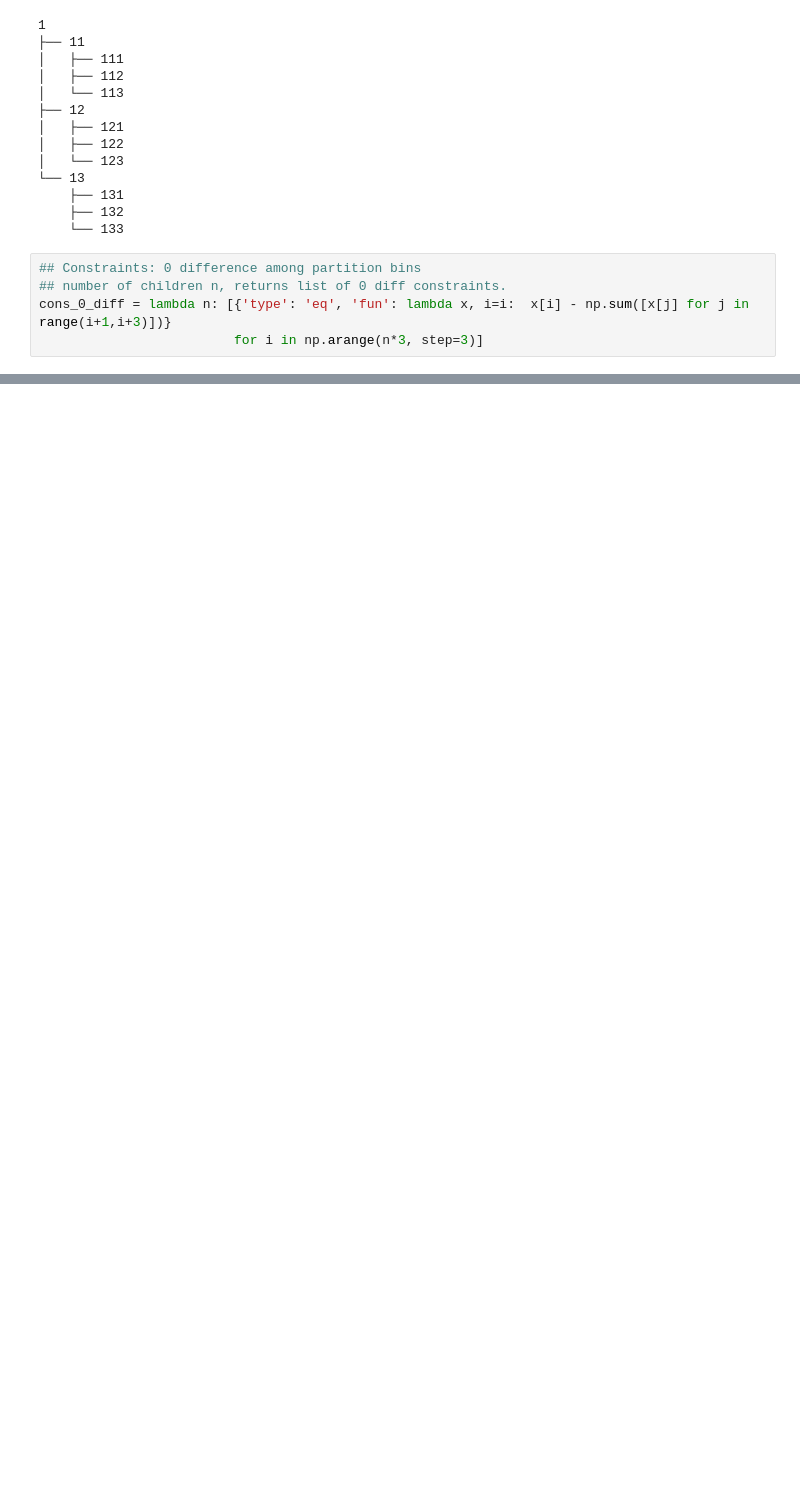
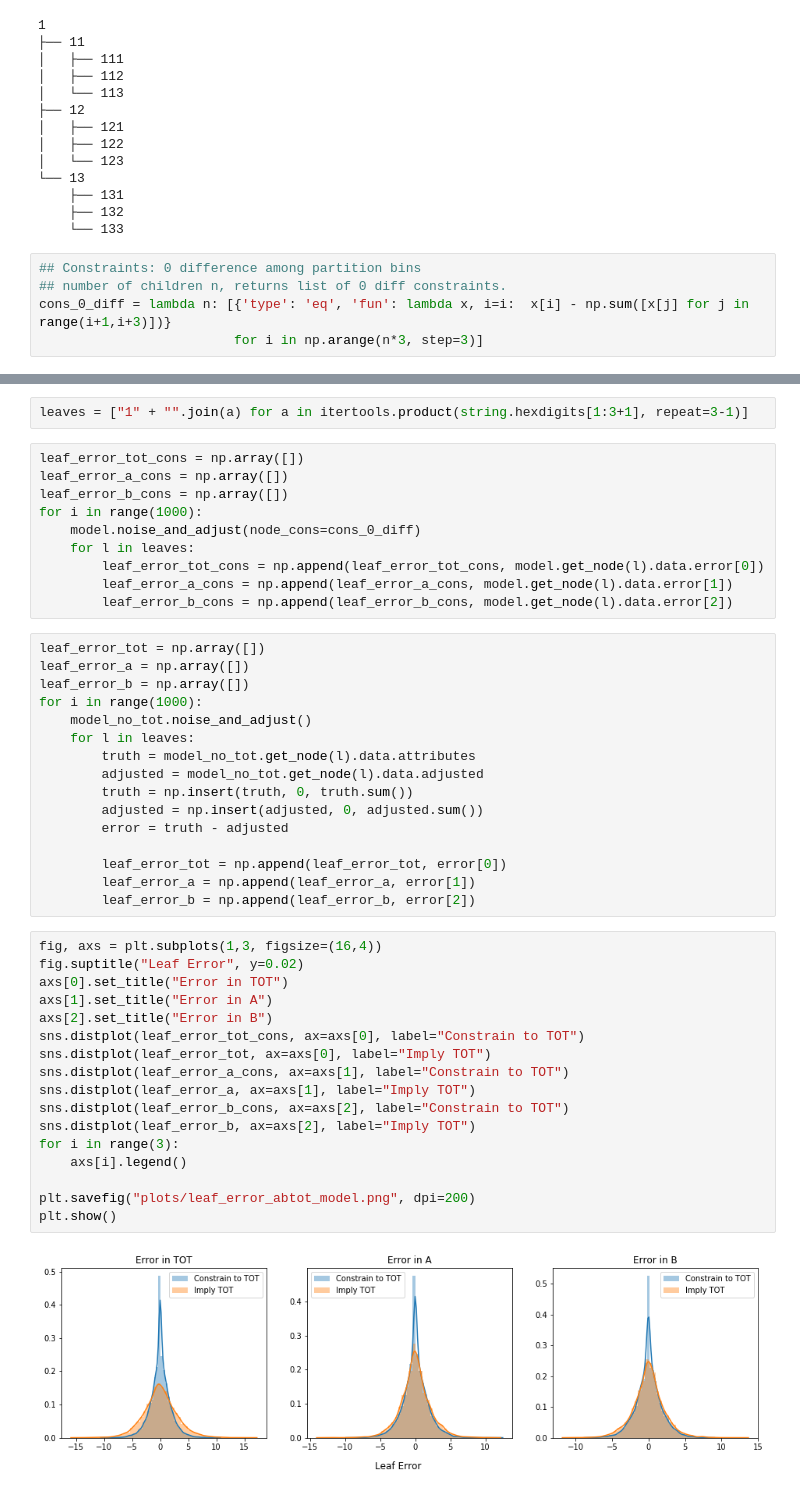
Before and after one commit to mggg/census-diff-privacy, a Jupyter notebook: multi_attribute_toy_down.ipynb, the cells around one changed output, grey strips where cells are left out. Cells and saved outputs as stored; diff of their text form; blank space fills up the shorter version.

Commit message:
Add notebook comparing ER with gaussian noise vs. ER with toydown noise

```diff
--- a/multi_attribute_toy_down.ipynb
+++ b/multi_attribute_toy_down.ipynb
@@ -124,0 +122,47 @@ model.get_node("123").data.__dict__
+# %%
+leaves = ["1" + "".join(a) for a in itertools.product(string.hexdigits[1:3+1], repeat=3-1)]
+# %%
+leaf_error_tot_cons = np.array([])
+leaf_error_a_cons = np.array([])
+leaf_error_b_cons = np.array([])
+for i in range(1000):
+    model.noise_and_adjust(node_cons=cons_0_diff)
+    for l in leaves:
+        leaf_error_tot_cons = np.append(leaf_error_tot_cons, model.get_node(l).data.error[0])
+        leaf_error_a_cons = np.append(leaf_error_a_cons, model.get_node(l).data.error[1])
+        leaf_error_b_cons = np.append(leaf_error_b_cons, model.get_node(l).data.error[2])
+# %%
+leaf_error_tot = np.array([])
+leaf_error_a = np.array([])
+leaf_error_b = np.array([])
+for i in range(1000):
+    model_no_tot.noise_and_adjust()
+    for l in leaves:
+        truth = model_no_tot.get_node(l).data.attributes
+        adjusted = model_no_tot.get_node(l).data.adjusted
+        truth = np.insert(truth, 0, truth.sum())
+        adjusted = np.insert(adjusted, 0, adjusted.sum())
+        error = truth - adjusted
+
+        leaf_error_tot = np.append(leaf_error_tot, error[0])
+        leaf_error_a = np.append(leaf_error_a, error[1])
+        leaf_error_b = np.append(leaf_error_b, error[2])
+# %%
+fig, axs = plt.subplots(1,3, figsize=(16,4))
+fig.suptitle("Leaf Error", y=0.02)
+axs[0].set_title("Error in TOT")
+axs[1].set_title("Error in A")
+axs[2].set_title("Error in B")
+sns.distplot(leaf_error_tot_cons, ax=axs[0], label="Constrain to TOT")
+sns.distplot(leaf_error_tot, ax=axs[0], label="Imply TOT")
+sns.distplot(leaf_error_a_cons, ax=axs[1], label="Constrain to TOT")
+sns.distplot(leaf_error_a, ax=axs[1], label="Imply TOT")
+sns.distplot(leaf_error_b_cons, ax=axs[2], label="Constrain to TOT")
+sns.distplot(leaf_error_b, ax=axs[2], label="Imply TOT")
+for i in range(3):
+    axs[i].legend()
+
+plt.savefig("plots/leaf_error_abtot_model.png", dpi=200)
+plt.show()
+# %% [output]
+[figure, added]
```
Also changed, not shown: parts of 10 cells of this notebook, 11 other files.
